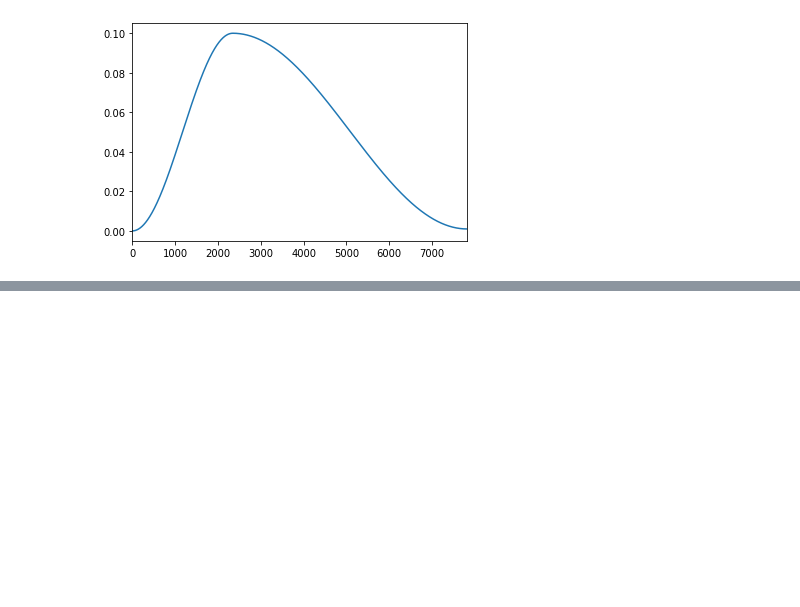
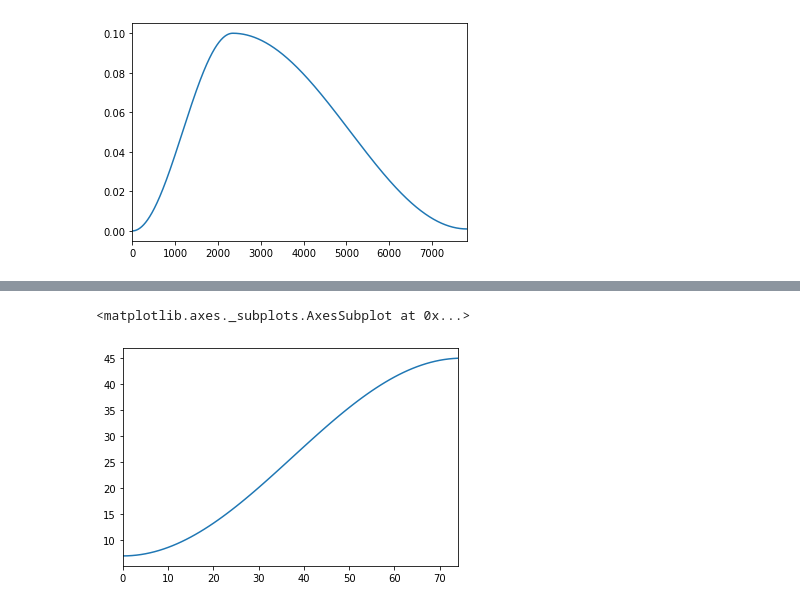
Before and after one commit to rforgione/fastai-part2, a Jupyter notebook: nbs/01_lesson2.ipynb, the cells around one changed output, grey strips where cells are left out. Drawn from its saved outputs; the diff is of its cells as text; code cells hidden in the pictures; blank space fills up the shorter version.

```diff
--- a/nbs/01_lesson2.ipynb
+++ b/nbs/01_lesson2.ipynb
@@ -908,0 +935,5 @@ pd.Series(lrs).plot()
+# %%
+pd.Series(res).plot(kind="line")
+# %% [output]
+<matplotlib.axes._subplots.AxesSubplot at 0x...>
+[figure, added]
```
Also changed, not shown: parts of 12 cells of this notebook.
